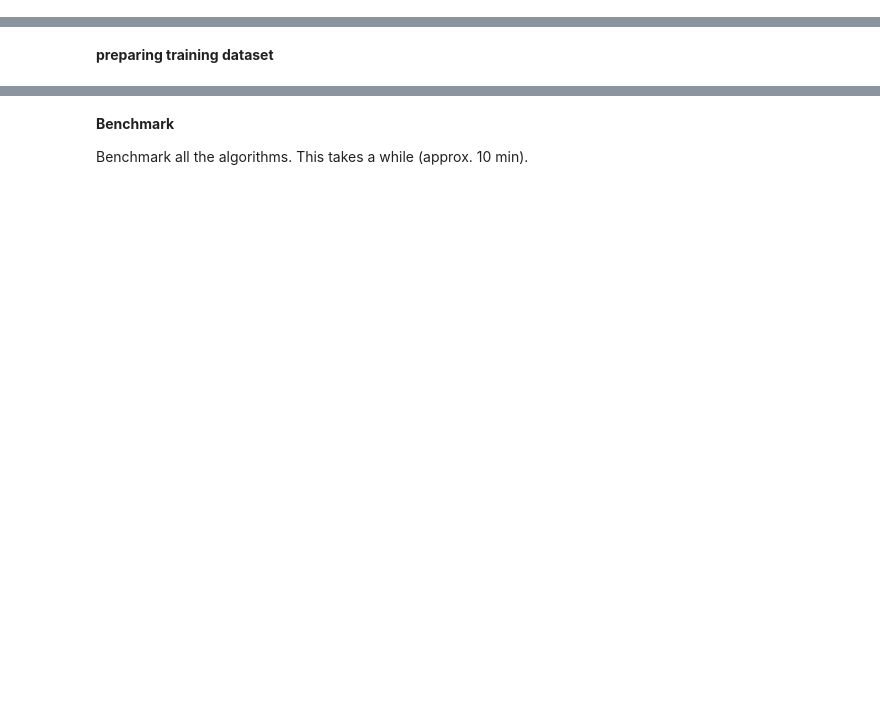
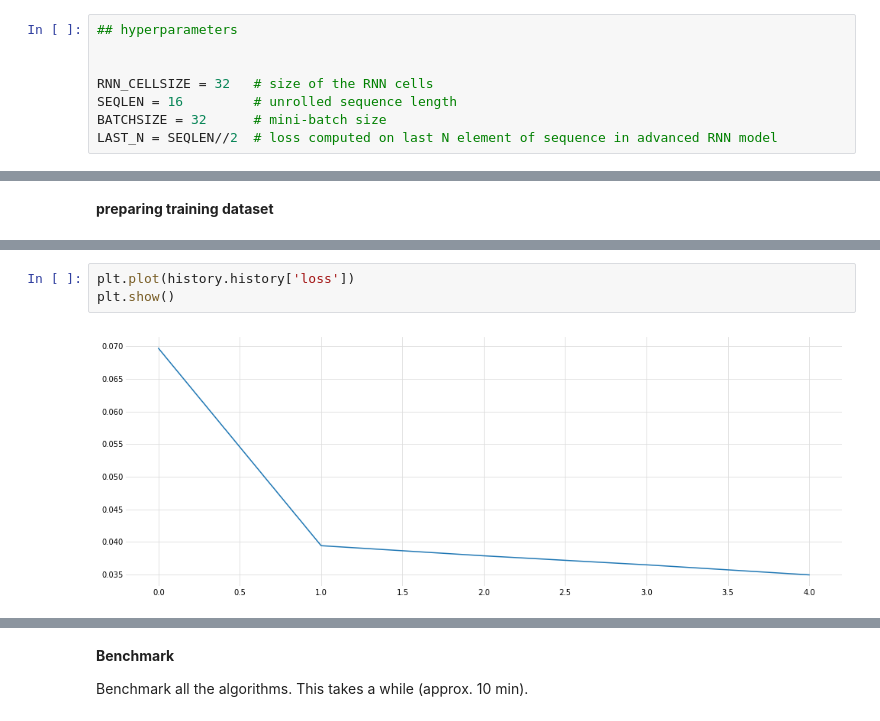
Before and after one commit to bivek2211/NLP, a Jupyter notebook: RNN prediction.ipynb, the cells around one changed output, grey strips where cells are left out. Drawn from its saved outputs; the diff is of its cells as text; blank space fills up the shorter version.

```diff
--- a/RNN prediction.ipynb
+++ b/RNN prediction.ipynb
@@ -78,3 +115,11 @@ def picture_this_2(data, batchsize, seqlen):
+# %%
+## hyperparameters
+
+
+RNN_CELLSIZE = 32   # size of the RNN cells
+SEQLEN = 16         # unrolled sequence length
+BATCHSIZE = 32      # mini-batch size
+LAST_N = SEQLEN//2  # loss computed on last N element of sequence in advanced RNN model
 # %% [markdown]
 **Visualize training sequences**
 
@@ -321,0 +374,5 @@ def picture_this_3(Yout_, evaldata, evallabels, seqlen):
+# %%
+plt.plot(history.history['loss'])
+plt.show()
+# %% [output]
+[figure, added]
```
Also changed, not shown: parts of 41 cells of this notebook.
